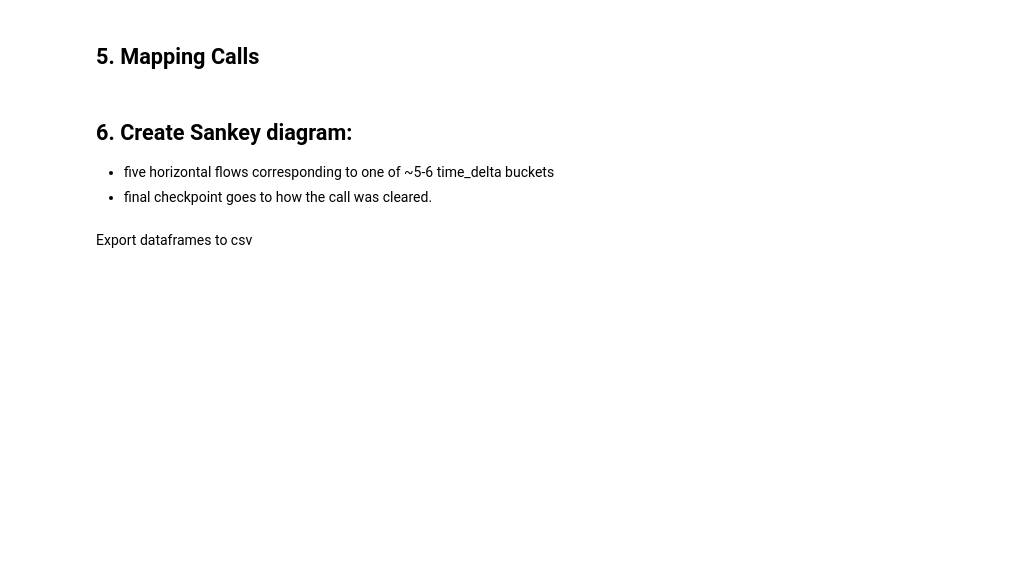
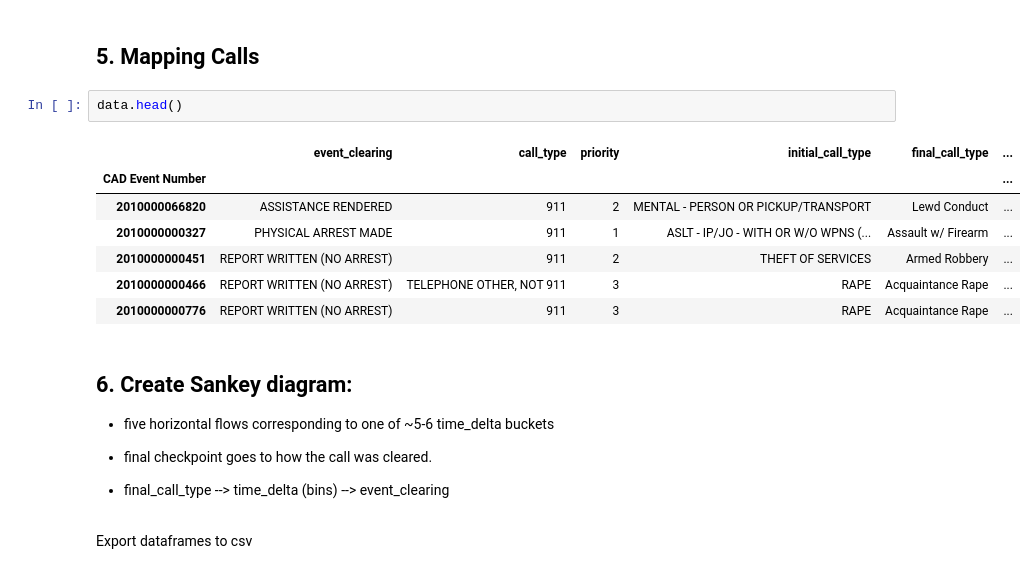
Before and after one commit to teacupwoozy/spd_notebook_archive, a Jupyter notebook: spd_notebook/2010-2018_SPD_Project.ipynb, the cells around one changed output. Cells and saved outputs as stored; diff of their text form; blank space fills up the shorter version.

```diff
--- a/spd_notebook/2010-2018_SPD_Project.ipynb
+++ b/spd_notebook/2010-2018_SPD_Project.ipynb
@@ -326,9 +327,21 @@ top_lewd_cc_terms = 'REPORT WRITTEN|ASSISTANCE RENDERED|PHYSICAL ARREST|UNABLE T
 lewd_calls_ip = lewd_calls_ip[lewd_calls_ip.event_clearing.str.contains(top_lewd_cc_terms)]
 # %% [markdown]
 ## 5. Mapping Calls
+# %%
+data.head()
+# %% [output]
+|  | event_clearing | call_type | priority | initial_call_type | final_call_type | ... |
+| CAD Event Number |  |  |  |  |  | ... |
+| 2010000066820 | ASSISTANCE RENDERED | 911 | 2 | MENTAL - PERSON OR PICKUP/TRANSPORT | Lewd Conduct | ... |
+| 2010000000327 | PHYSICAL ARREST MADE | 911 | 1 | ASLT - IP/JO - WITH OR W/O WPNS (... | Assault w/ Firearm | ... |
+| 2010000000451 | REPORT WRITTEN (NO ARREST) | 911 | 2 | THEFT OF SERVICES | Armed Robbery | ... |
+| 2010000000466 | REPORT WRITTEN (NO ARREST) | TELEPHONE OTHER, NOT 911 | 3 | RAPE | Acquaintance Rape | ... |
+| 2010000000776 | REPORT WRITTEN (NO ARREST) | 911 | 3 | RAPE | Acquaintance Rape | ... |
 # %% [markdown]
 ## 6. Create Sankey diagram:
 * five horizontal flows corresponding to one of ~5-6 time_delta buckets
 * final checkpoint goes to how the call was cleared.
+
+* final_call_type --> time_delta (bins) --> event_clearing
 # %% [markdown]
 Export dataframes to csv
```
Also changed, not shown: parts of 2 cells of this notebook.
